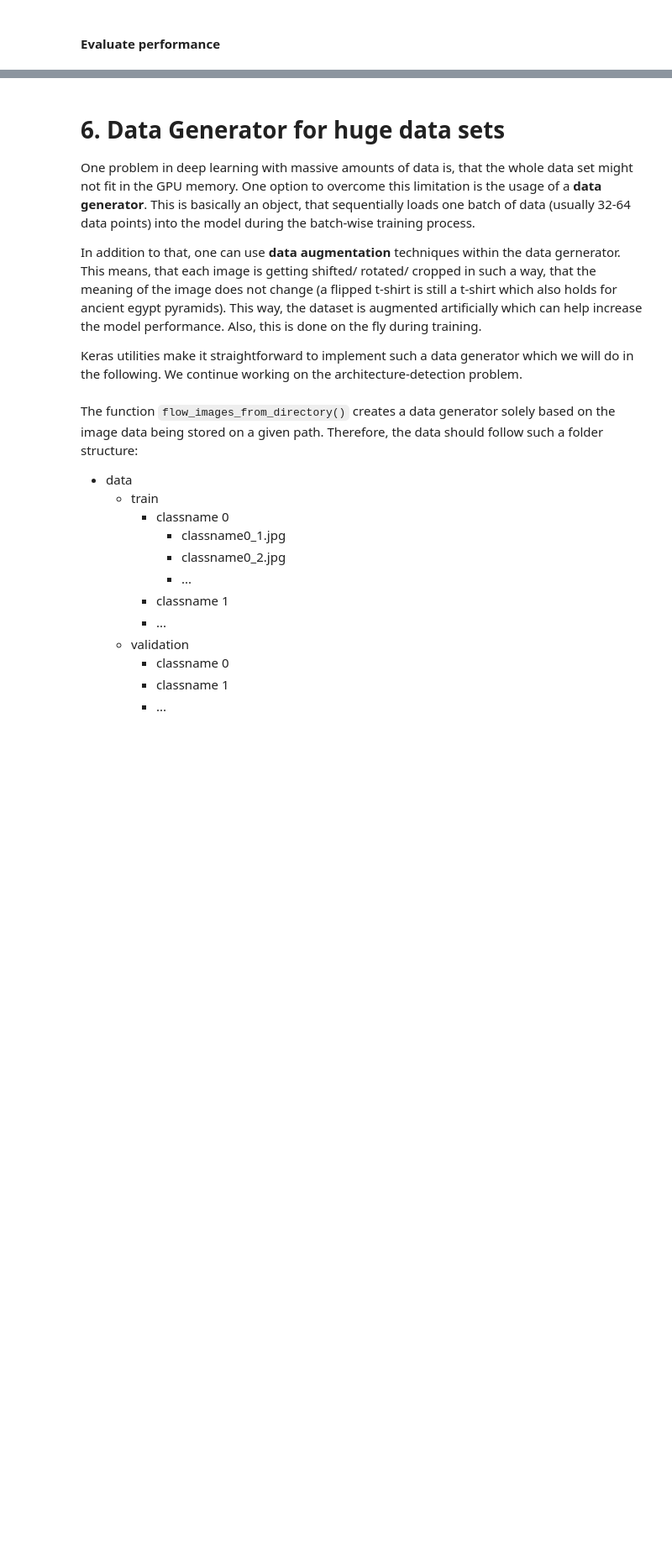
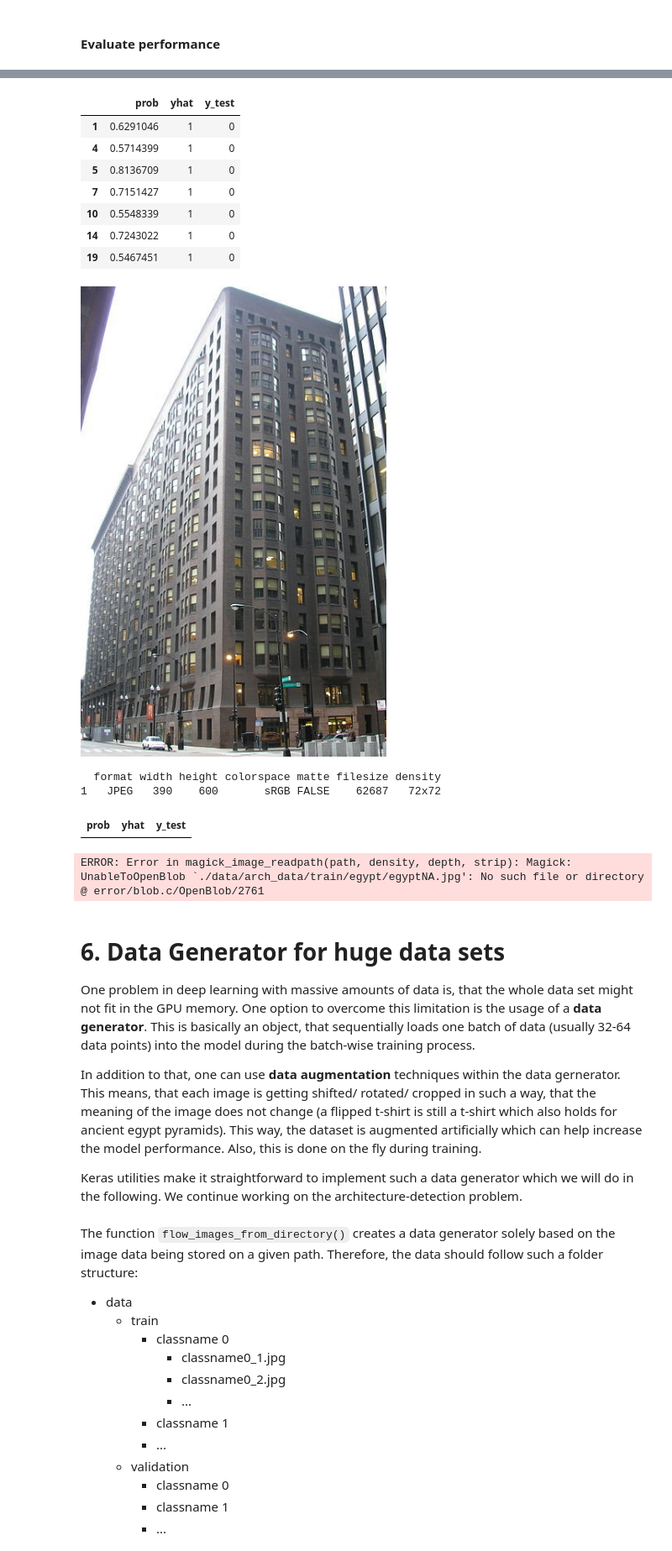
Before and after one commit to slds-lmu/rcourses_notebook_deeplearning, a Jupyter notebook: dl_showcase.ipynb, the cells around one changed output, grey strips where cells are left out. Shown at 84% size. Cells and saved outputs as stored; diff of their text form; code cells hidden in the pictures; blank space fills up the shorter version.

Commit message:
fix #14, fix #4, included error inspection

```diff
--- a/dl_showcase.ipynb
+++ b/dl_showcase.ipynb
@@ -1002,3 +1027,35 @@ conf_frame
+# %%
+# probability scores for the missclassified samples to be part of class egyptian
+# p(y = 1|X)
+# it is interesting to see, that despite of sample 10 it was a close decision for the net
+# maybe, the color structure of image 10 is similar to an ancient egyptian building?
+pred_frame[miss_chicago, ]
+# show the third missclassified chicago image
+miss_chicago_image = image_read(path = paste0('./data/arch_data/train/chicago/chicago', miss_chicago[3], '.jpg'))
+miss_chicago_image
+# %% [output]
+|  | prob | yhat | y_test |
+| 1 | 0.6291046 | 1 | 0 |
+| 4 | 0.5714399 | 1 | 0 |
+| 5 | 0.8136709 | 1 | 0 |
+| 7 | 0.7151427 | 1 | 0 |
+| 10 | 0.5548339 | 1 | 0 |
+| 14 | 0.7243022 | 1 | 0 |
+| 19 | 0.5467451 | 1 | 0 |
+[figure, added]
+  format width height colorspace matte filesize density
+1   JPEG   390    600       sRGB FALSE    62687   72x72
+# %%
+# probability scores for the missclassified samples to be part of class egyptian
+# p(y = 1|X)
+# it is interesting to see, that it was a very close decision for the net for all three pyramids
+pred_frame[miss_egypt, ]
+# show the first missclassified egypt image
+miss_egypt_image = image_read(path = paste0('./data/arch_data/train/egypt/egypt', miss_egypt[1], '.jpg'))
+miss_egypt_image
+# %% [output]
+| prob | yhat | y_test |
+ERROR: Error in magick_image_readpath(path, density, depth, strip): Magick: UnableToOpenBlob `./data/arch_data/train/egypt/egyptNA.jpg': No such file or directory @ error/blob.c/OpenBlob/2761
 # %% [markdown]
 # 6. Data Generator for huge data sets
 
```
Also changed, not shown: parts of 19 cells of this notebook, 3 other files.
